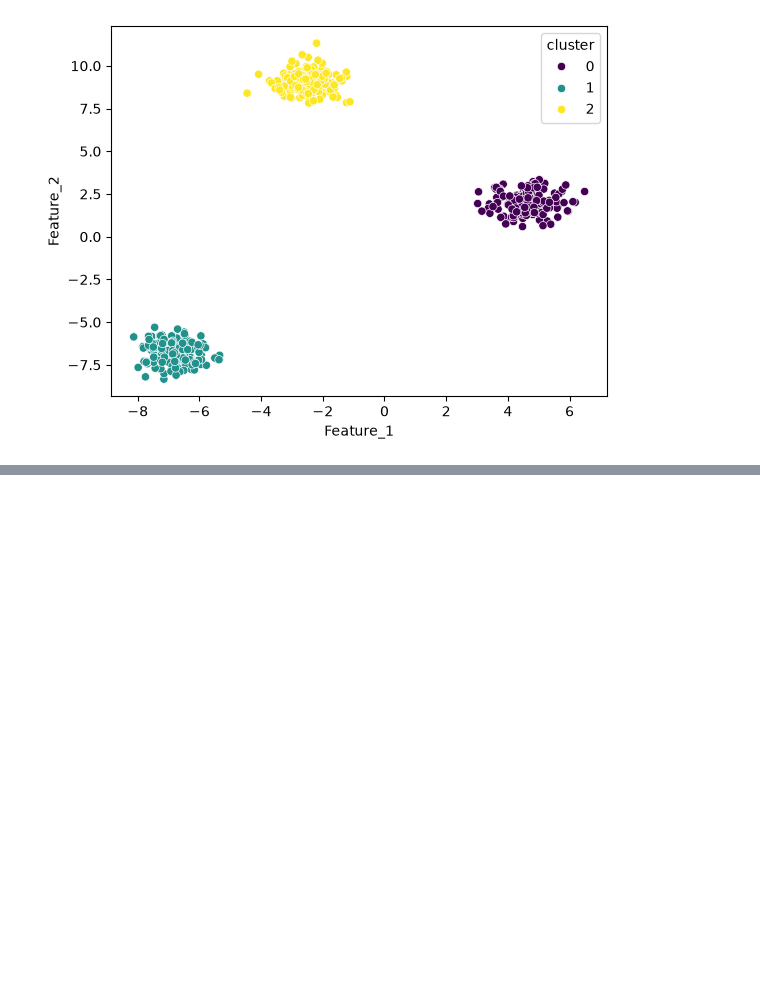
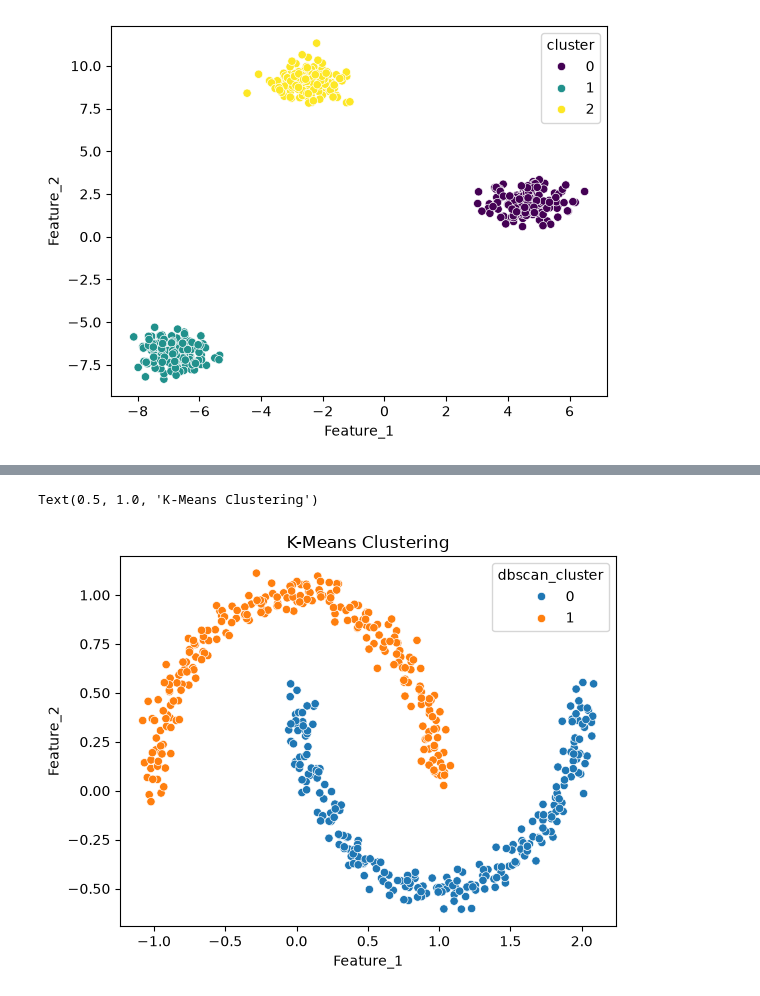
Before and after one commit to prajapatigagan/learning_Machine_learning, a Jupyter notebook: UnsupervisedLearning/Cluster.ipynb, the cells around one changed output, grey strips where cells are left out. Drawn from its saved outputs; the diff is of its cells as text; code cells hidden in the pictures; blank space fills up the shorter version.

```diff
--- a/UnsupervisedLearning/Cluster.ipynb
+++ b/UnsupervisedLearning/Cluster.ipynb
@@ -74,0 +106,17 @@ sns.scatterplot(x=df['Feature_1'],
+# %%
+dbscan = DBSCAN(eps=0.3, min_samples=5)
+dbscan_labels = dbscan.fit_predict(X_scaled)
+# %%
+df['dbscan_cluster']=dbscan_labels
+# %%
+sns.scatterplot(
+    data=df,
+    x='Feature_1',
+    y='Feature_2',
+    hue='dbscan_cluster',
+    palette='tab10'
+)
+plt.title('K-Means Clustering')
+# %% [output]
+Text(0.5, 1.0, 'K-Means Clustering')
+[figure, added]
```
Also changed, not shown: parts of 9 cells of this notebook.
